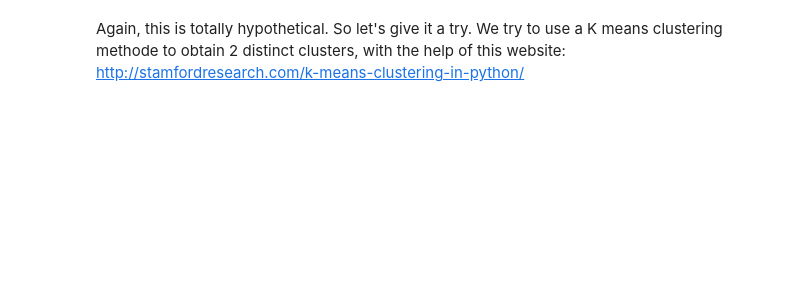
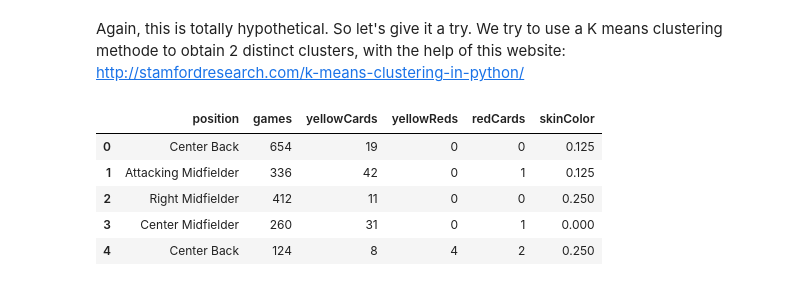
Before and after one commit to Merinorus/adaisawesome, a Jupyter notebook: Homework/04 - Applied ML/Homework04_Referees_teamawesome_Q2.ipynb, the cells around one changed output. Cells and saved outputs as stored; diff of their text form; code cells hidden in the pictures; blank space fills up the shorter version.

Commit message:
Input & Output dataframes

```diff
--- a/Homework/04 - Applied ML/Homework04_Referees_teamawesome_Q2.ipynb
+++ b/Homework/04 - Applied ML/Homework04_Referees_teamawesome_Q2.ipynb
@@ -111,3 +111,15 @@ Then, we would try to obtain two clusters that might lead to really simple concl
 Again, this is totally hypothetical. So let's give it a try.
 We try to use a K means clustering methode to obtain 2 distinct clusters, with the help of this website:
 http://stamfordresearch.com/k-means-clustering-in-python/
+# %%
+# Input
+x = Data_aggregated
+x = x.drop(['playerShort'], 1)
+x.head()
+# %% [output]
+|  | position | games | yellowCards | yellowReds | redCards | skinColor |
+| 0 | Center Back | 654 | 19 | 0 | 0 | 0.125 |
+| 1 | Attacking Midfielder | 336 | 42 | 0 | 1 | 0.125 |
+| 2 | Right Midfielder | 412 | 11 | 0 | 0 | 0.250 |
+| 3 | Center Midfielder | 260 | 31 | 0 | 1 | 0.000 |
+| 4 | Center Back | 124 | 8 | 4 | 2 | 0.250 |
```
Also changed, not shown: parts of 1 cell of this notebook, 2 other files.
